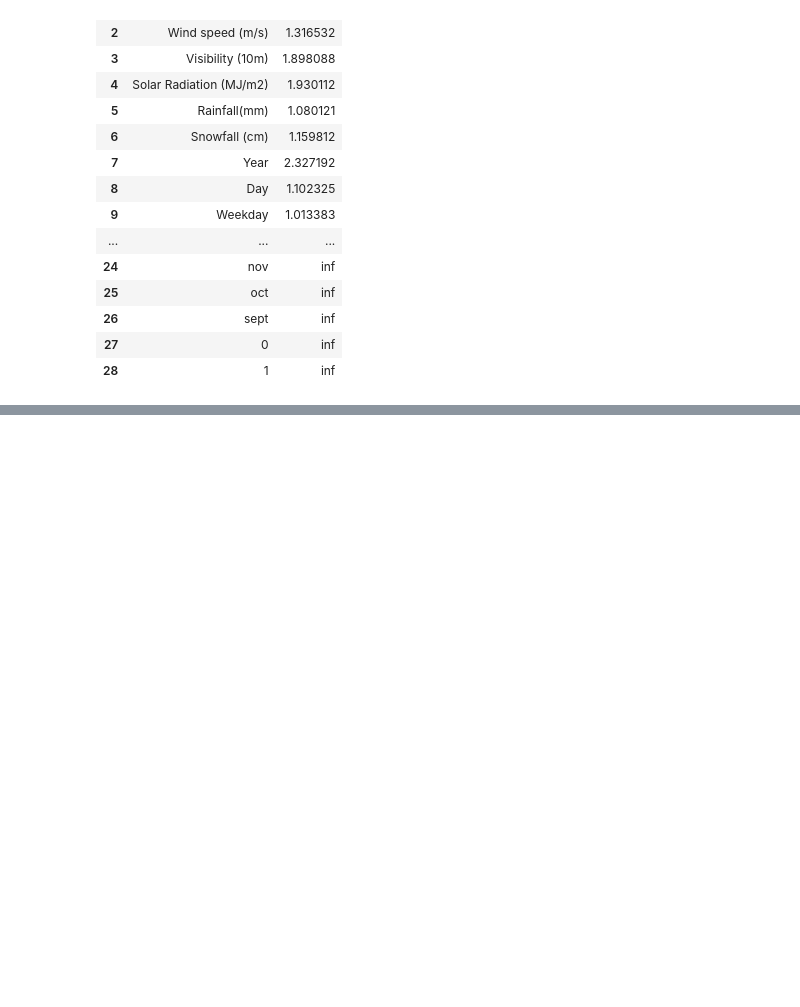
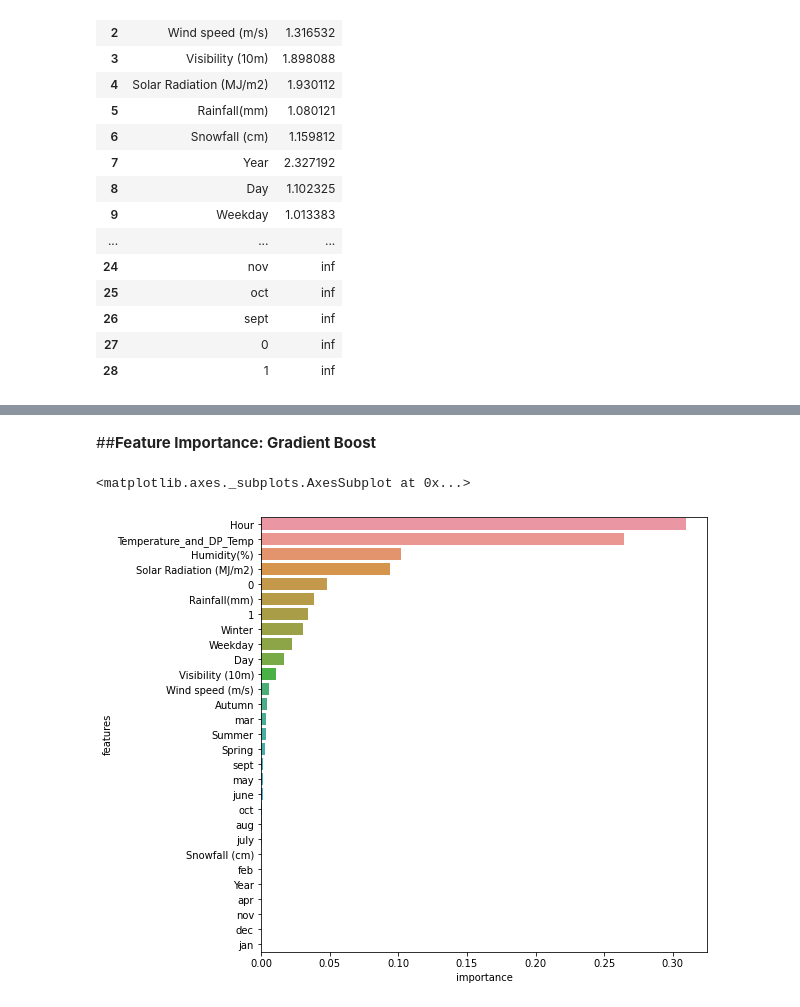
Before and after one commit to Bassu1011/Bike-Sharing-Demand_Prediction-Capstone-Project, a Jupyter notebook: Bike_Sharing_Demand_Prediction_Capstone_Project.ipynb, the cells around one changed output, grey strips where cells are left out. Drawn from its saved outputs; the diff is of its cells as text; code cells hidden in the pictures; blank space fills up the shorter version.

```diff
--- a/Bike_Sharing_Demand_Prediction_Capstone_Project.ipynb
+++ b/Bike_Sharing_Demand_Prediction_Capstone_Project.ipynb
@@ -771,0 +1129,8 @@ calc_vif(x)
+# %%
+rf = RandomForestRegressor(bootstrap= True,
+ max_depth= 110,
+ max_features= 3,
+ min_samples_leaf= 50,
+ min_samples_split= 100,
+ n_estimators= 300 )
+rf.fit(x_train,y_train)
@@ -771,0 +1173,22 @@ calc_vif(x)
+# %%
+#number of trees
+n_estimators = [100,120,150,180,200]
+
+#Maximum depth of tree
+max_depth = [6,8,10]
+
+# Minimum number of samples required to split a node
+min_samples_split = [50,100,150]
+
+# Minimum number of samples required at each leaf node
+min_samples_leaf = [40,50,60]
+
+param_dict = {'n_estimators' : n_estimators,
+              'max_depth' : max_depth,
+              'min_samples_split' : min_samples_split,
+              'min_samples_leaf' : min_samples_leaf}
+# %%
+#calling gradient boost
+gboost= GradientBoostingRegressor()
+gb_grid =GridSearchCV(estimator=gboost, param_grid = param_dict,cv = 5, verbose=2)
+gb_grid.fit(x_train,y_train)
@@ -771,0 +1227,7 @@ calc_vif(x)
+# %%
+#fitting model
+gb_boost_with_best_perams= GradientBoostingRegressor(max_depth= 10,
+ min_samples_leaf= 40,
+ min_samples_split = 50,
+ n_estimators = 200)
+gb_boost_with_best_perams.fit(x_train,y_train)
@@ -771,0 +1260,11 @@ calc_vif(x)
+# %% [markdown]
+##**Feature Importance: Gradient Boost**
+# %%
+#plotting graph
+plt.figure(figsize=(8,8))
+features_importance_gb = pd.DataFrame({'features':x_train.columns,'importance' : gb_boost_with_best_perams.feature_importances_})
+features_importance_gb.sort_values(by='importance',ascending=False,inplace=True)
+sns.barplot(features_importance_gb['importance'],features_importance_gb['features'])
+# %% [output]
+<matplotlib.axes._subplots.AxesSubplot at 0x...>
+[figure, added]
```
Also changed, not shown: parts of 75 cells of this notebook.
